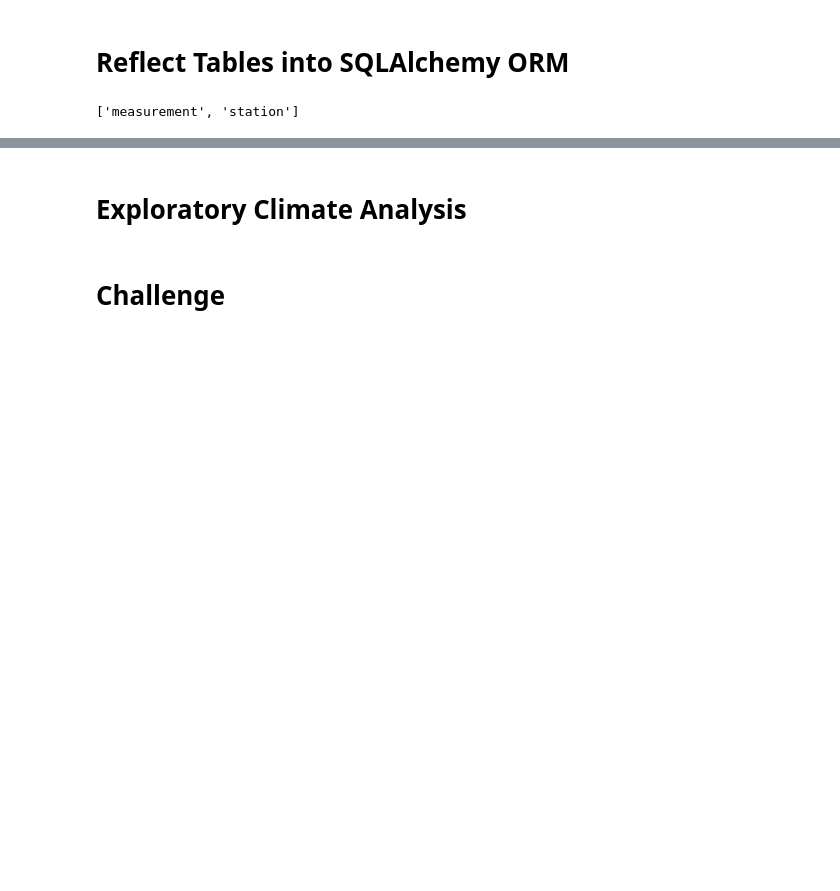
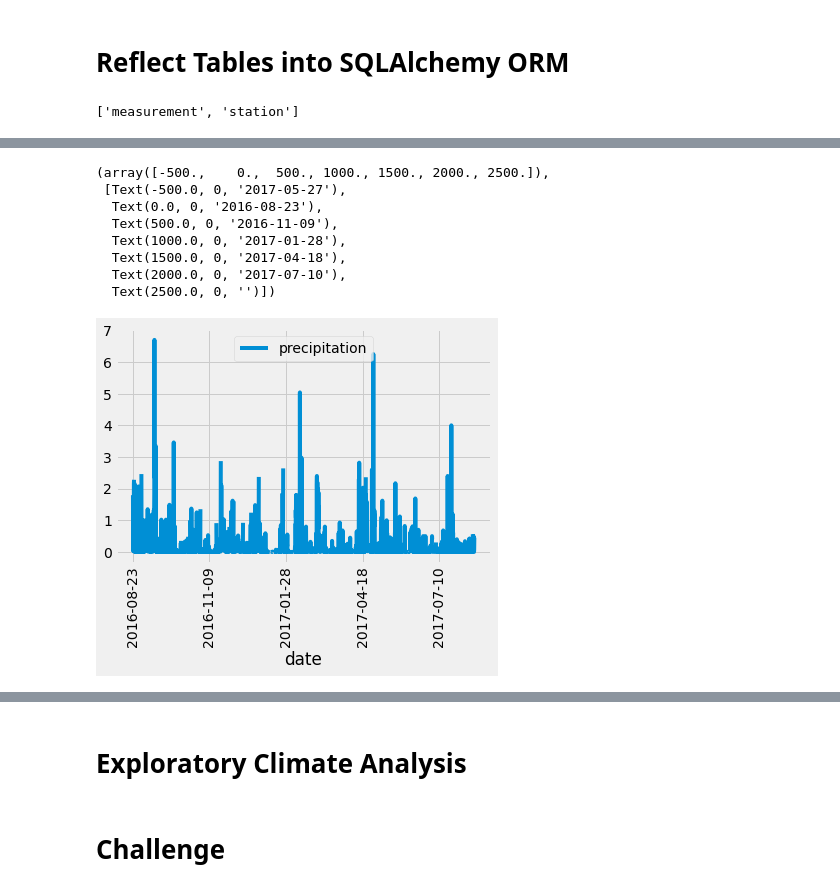
Before and after one commit to zsimon13/surfs_up, a Jupyter notebook: climate_analysis.ipynb, the cells around one changed output, grey strips where cells are left out. Drawn from its saved outputs; the diff is of its cells as text; code cells hidden in the pictures; blank space fills up the shorter version.

Commit message:
data turned into df, plot iof data made, descriptive stats added

```diff
--- a/climate_analysis.ipynb
+++ b/climate_analysis.ipynb
@@ -30,3 +30,19 @@ Station = Base.classes.station
 
 #create a session link to the database
 session = Session(engine)
+# %%
+# set up parametewrs to import rain data for the year
+# use dt.date() and dt.timedelta() to set up one year span
+prev_year = dt.date(2017, 8, 23) - dt.timedelta(days=365)
+
+#retrieve precipitation "scores"
+# set up variable for results adn add in session query
+results = session.query(Measurement.date, Measurement.prcp)
+
+#print(results.all())
+
+#filter out data that is older than a year old
+#use .all() to add all info from query and turn into a list
+results = session.query(Measurement.date, Measurement.prcp).filter(Measurement.date >= prev_year).all()
+
+print(results)
@@ -32,0 +51,7 @@ session = Session(engine)
+# %%
+# save results into a DataFrame
+df = pd.DataFrame(results, columns=['date', 'precipitation'])
+# %%
+# set index of df to date column
+df.set_index(df['date'], inplace=True)
+print(df)
@@ -32,0 +95,4 @@ session = Session(engine)
+# %%
+# sort values by date to see weather trend
+df=df.sort_index()
+print(df.to_string(index=False))
@@ -32,0 +117,14 @@ session = Session(engine)
+# %%
+# make a plot to visualize the dataframe
+df.plot()
+plt.xticks(rotation = 90)
+# %% [output]
+(array([-500.,    0.,  500., 1000., 1500., 2000., 2500.]),
+ [Text(-500.0, 0, '2017-05-27'),
+  Text(0.0, 0, '2016-08-23'),
+  Text(500.0, 0, '2016-11-09'),
+  Text(1000.0, 0, '2017-01-28'),
+  Text(1500.0, 0, '2017-04-18'),
+  Text(2000.0, 0, '2017-07-10'),
+  Text(2500.0, 0, '')])
+[figure, added]
```
Also changed, not shown: parts of 5 cells of this notebook.
